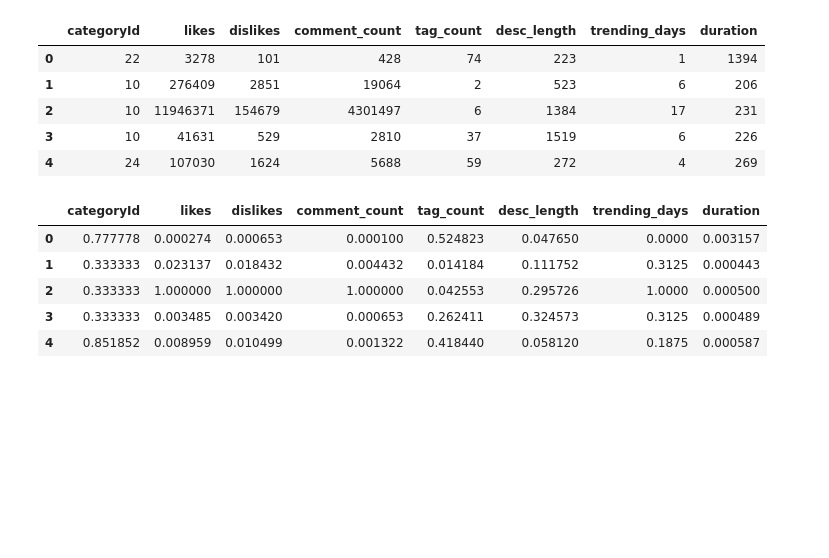
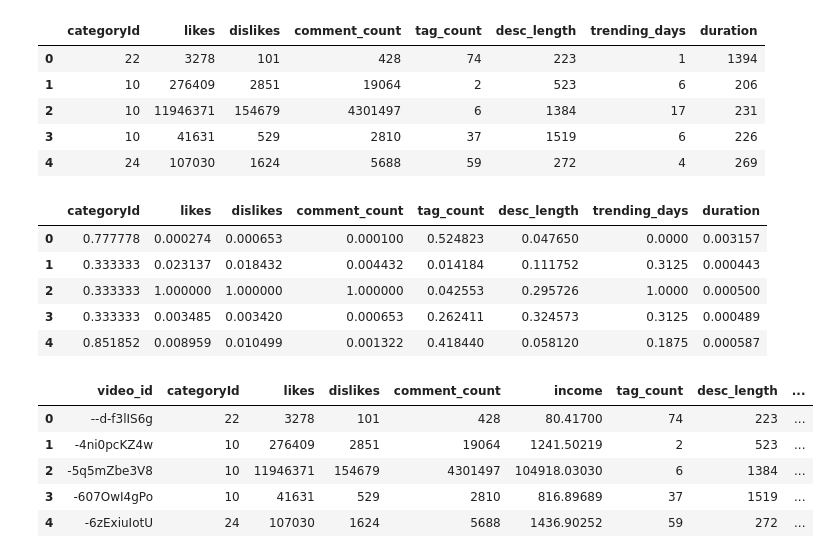
Before and after one commit to Excloudx6/Introduce-To-Big-Data-Analytics, a Jupyter notebook: 巨量期末/特徵工程/Feature_ engineering.ipynb, the cells around one changed output. Saved outputs shown, nothing was run; the diff lists cells and outputs as text; code cells hidden in the pictures; blank space fills up the shorter version.

```diff
--- a/巨量期末/特徵工程/Feature_ engineering.ipynb
+++ b/巨量期末/特徵工程/Feature_ engineering.ipynb
@@ -79,2 +79,13 @@ tw.to_csv("new_tw.csv", index = False)
+# %%
+# 原始特徵資料集
+new_tw = pd.read_csv("new_tw1.csv")
+new_tw.head()
+# %% [output]
+|  | video_id | categoryId | likes | dislikes | comment_count | income | tag_count | desc_length | ... |
+| 0 | --d-f3lIS6g | 22 | 3278 | 101 | 428 | 80.41700 | 74 | 223 | ... |
+| 1 | -4ni0pcKZ4w | 10 | 276409 | 2851 | 19064 | 1241.50219 | 2 | 523 | ... |
+| 2 | -5q5mZbe3V8 | 10 | 11946371 | 154679 | 4301497 | 104918.03030 | 6 | 1384 | ... |
+| 3 | -607OwI4gPo | 10 | 41631 | 529 | 2810 | 816.89689 | 37 | 1519 | ... |
+| 4 | -6zExiuIotU | 24 | 107030 | 1624 | 5688 | 1436.90252 | 59 | 272 | ... |
 # %%
 # scaling 後之資料集
```
Also changed, not shown: parts of 8 cells of this notebook, 2 other files.
